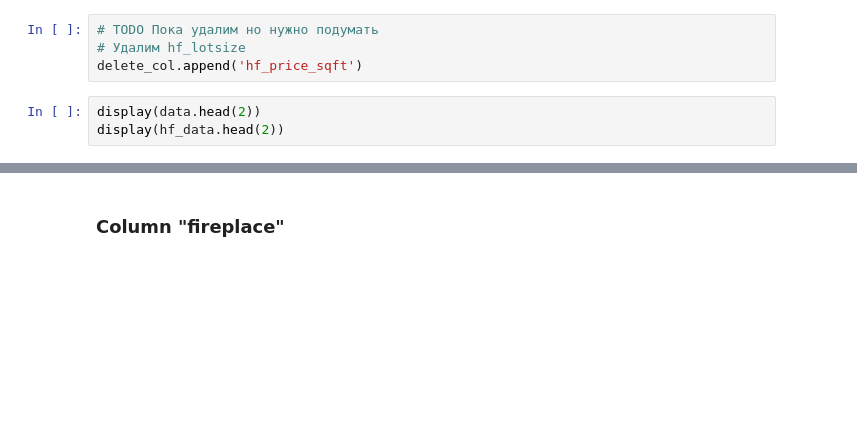
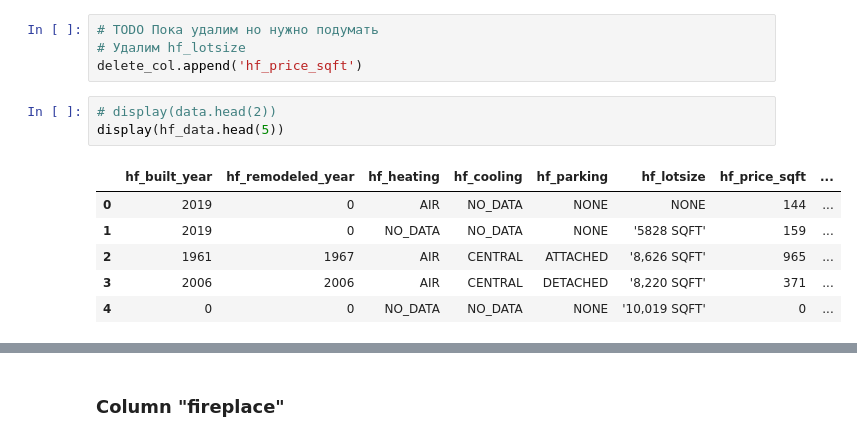
Before and after one commit to binom1982/skillfactory, a Jupyter notebook: finale_project/finale_project_EDA.ipynb, the cells around one changed output, grey strips where cells are left out. Saved outputs shown, nothing was run; the diff lists cells and outputs as text; blank space fills up the shorter version.

```diff
--- a/finale_project/finale_project_EDA.ipynb
+++ b/finale_project/finale_project_EDA.ipynb
@@ -739,8 +1268,15 @@ display(hf_data.hf_price_sqft.value_counts(dropna=False))
 # Удалим hf_lotsize
 delete_col.append('hf_price_sqft')
 # %%
-display(data.head(2))
-display(hf_data.head(2))
+# display(data.head(2))
+display(hf_data.head(5))
+# %% [output]
+|  | hf_built_year | hf_remodeled_year | hf_heating | hf_cooling | hf_parking | hf_lotsize | hf_price_sqft | ... |
+| 0 | 2019 | 0 | AIR | NO_DATA | NONE | NONE | 144 | ... |
+| 1 | 2019 | 0 | NO_DATA | NO_DATA | NONE | '5828 SQFT' | 159 | ... |
+| 2 | 1961 | 1967 | AIR | CENTRAL | ATTACHED | '8,626 SQFT' | 965 | ... |
+| 3 | 2006 | 2006 | AIR | CENTRAL | DETACHED | '8,220 SQFT' | 371 | ... |
+| 4 | 0 | 0 | NO_DATA | NO_DATA | NONE | '10,019 SQFT' | 0 | ... |
 # %%
 display(data.info())
 display(hf_data.info())
```
Also changed, not shown: parts of 80 cells of this notebook, 2 other files.
